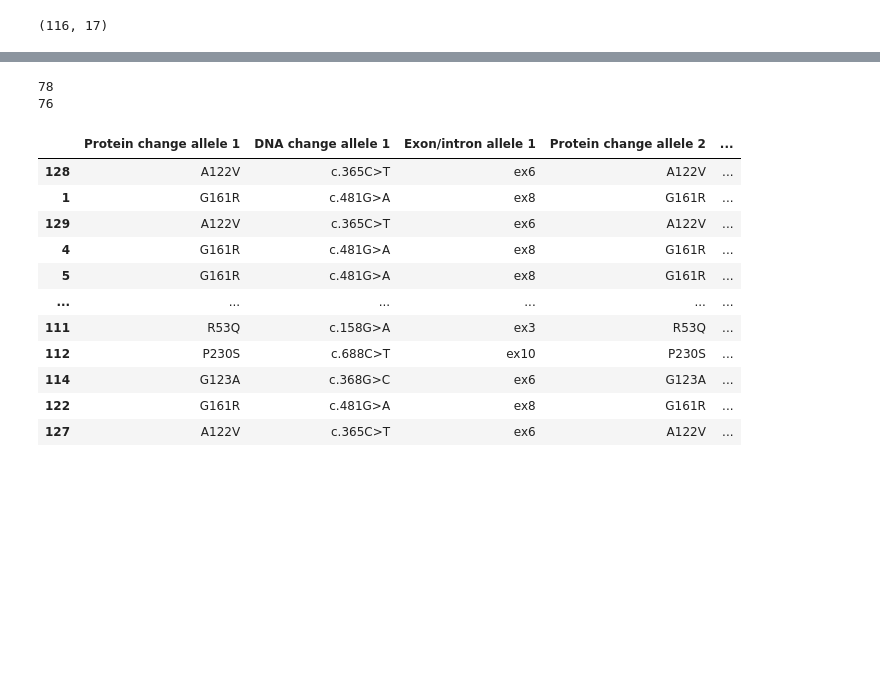
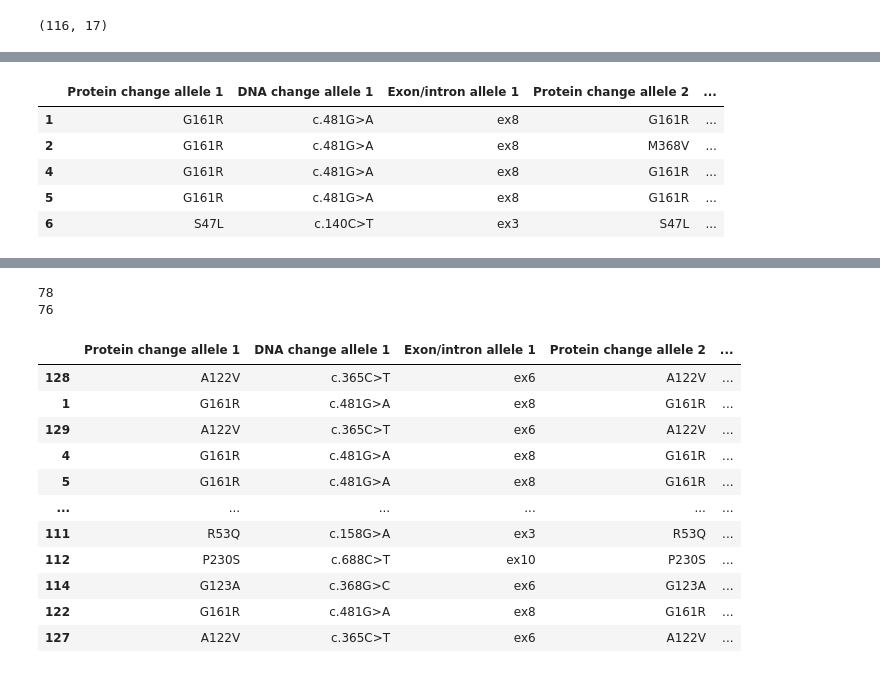
Before and after one commit to g-lago8/CHL-Project, a Jupyter notebook: notebooks/lavo.ipynb, the cells around one changed output, grey strips where cells are left out. Drawn from its saved outputs; the diff is of its cells as text; code cells hidden in the pictures; blank space fills up the shorter version.

```diff
--- a/notebooks/lavo.ipynb
+++ b/notebooks/lavo.ipynb
@@ -191,0 +257,20 @@ df4
+# %%
+seq = [
+    'Protein change allele 1 ',
+    'DNA change allele 1',
+    'Exon/intron allele 1',
+    'Protein change allele 2',
+    'DNA change allele 2',
+    'ex/in allele 2'
+]
+
+# keep only the columns in the seq list
+df5 = df4[seq]
+df5.head()
+# %% [output]
+|  | Protein change allele 1 | DNA change allele 1 | Exon/intron allele 1 | Protein change allele 2 | ... |
+| 1 | G161R | c.481G>A | ex8 | G161R | ... |
+| 2 | G161R | c.481G>A | ex8 | M368V | ... |
+| 4 | G161R | c.481G>A | ex8 | G161R | ... |
+| 5 | G161R | c.481G>A | ex8 | G161R | ... |
+| 6 | S47L | c.140C>T | ex3 | S47L | ... |
```
Also changed, not shown: parts of 37 cells of this notebook.
